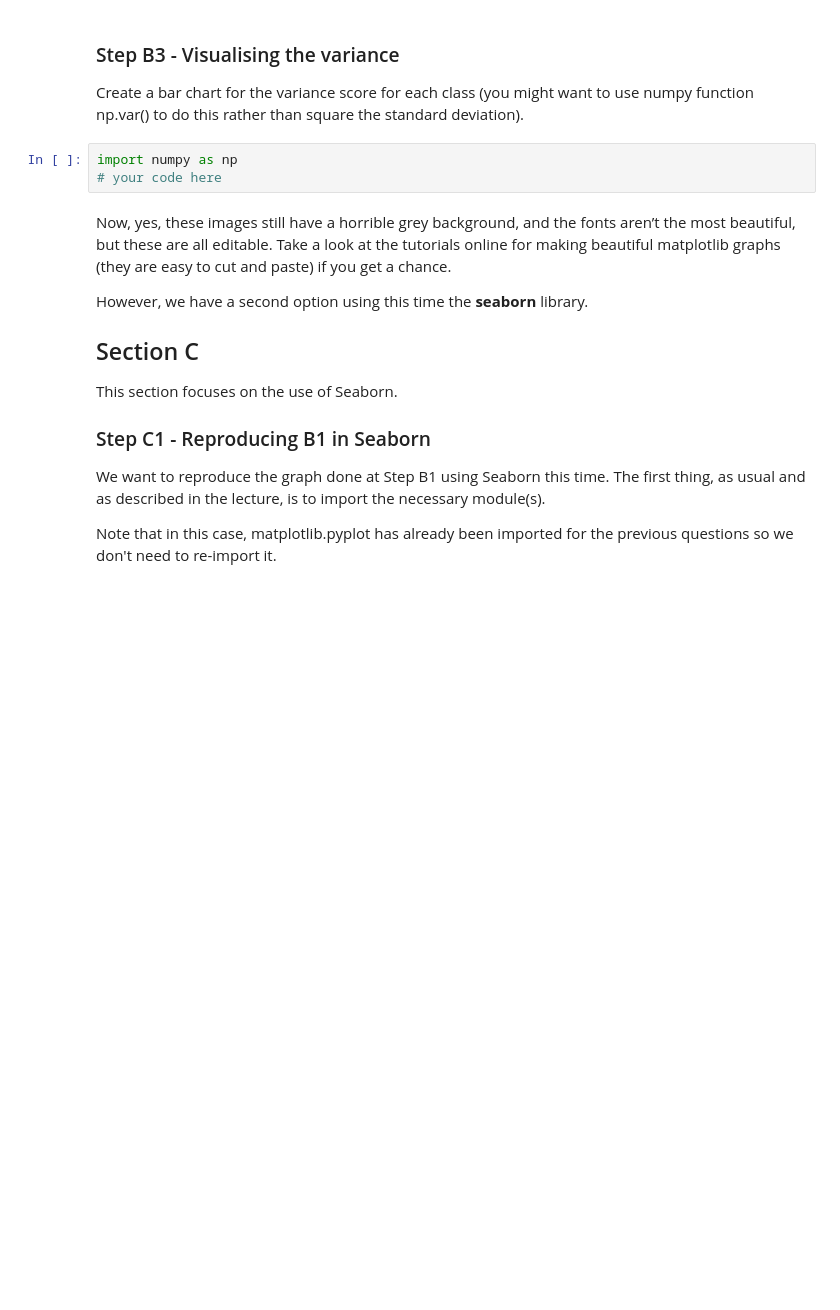
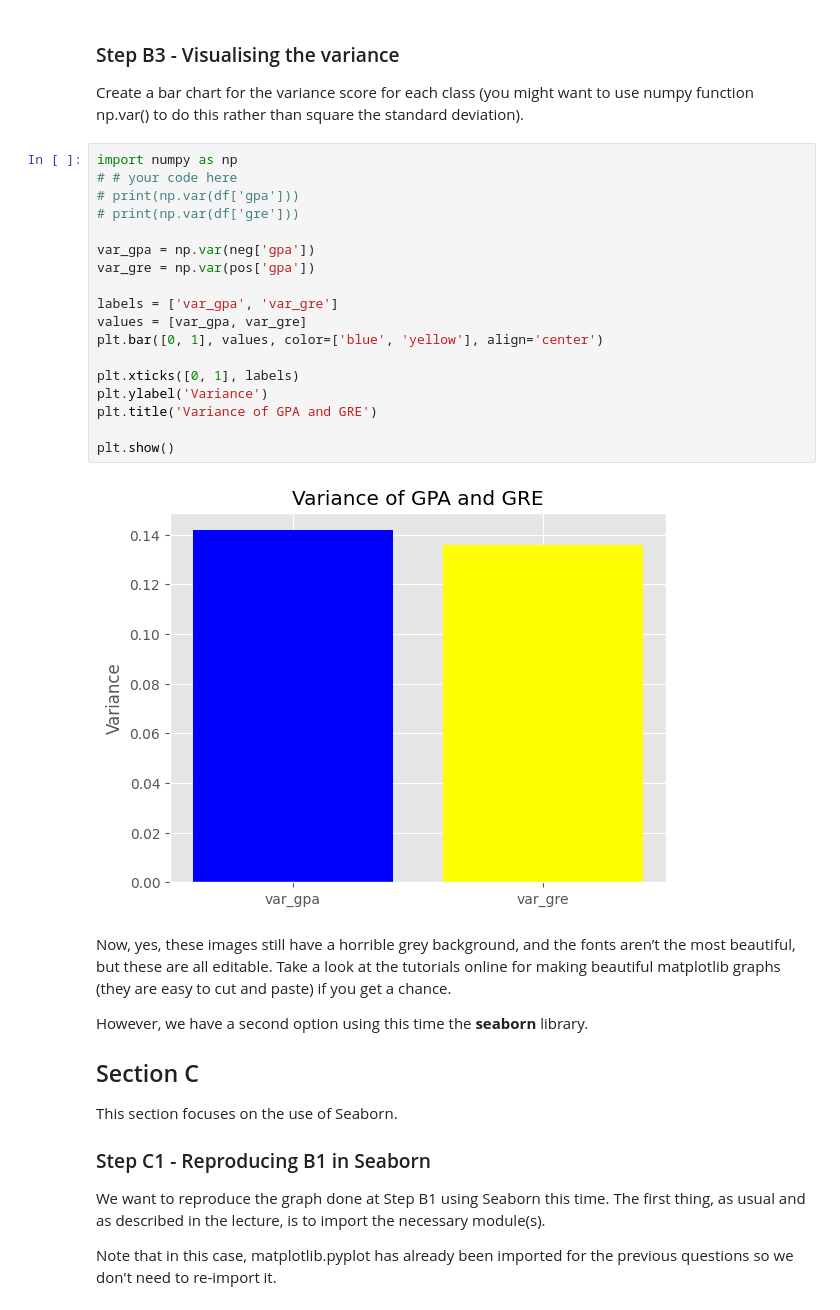
Before and after one commit to shreyuu/UoN-Business-Analytics, a Jupyter notebook: FBA/FBA_Week_09_Python_Practice.ipynb, the cells around one changed output. Drawn from its saved outputs; the diff is of its cells as text; blank space fills up the shorter version.

```diff
--- a/FBA/FBA_Week_09_Python_Practice.ipynb
+++ b/FBA/FBA_Week_09_Python_Practice.ipynb
@@ -440,9 +568,26 @@ You can compute the mean using either a Pandas method or a Numpy function.
 ### Step B3 - Visualising the variance
 
 Create a bar chart for the variance score for each class (you might want to use numpy function np.var() to do this rather than square the standard deviation).
-# %%
-import numpy as np
-# your code here
+# %%
+import numpy as np
+# # your code here
+# print(np.var(df['gpa']))
+# print(np.var(df['gre']))
+
+var_gpa = np.var(neg['gpa'])
+var_gre = np.var(pos['gpa'])
+
+labels = ['var_gpa', 'var_gre']
+values = [var_gpa, var_gre]
+plt.bar([0, 1], values, color=['blue', 'yellow'], align='center')
+
+plt.xticks([0, 1], labels)
+plt.ylabel('Variance')
+plt.title('Variance of GPA and GRE')
+
+plt.show()
+# %% [output]
+[figure, added]
 # %% [markdown]
 Now, yes, these images still have a horrible grey background, and the fonts aren’t the most beautiful, but these are all editable. Take a look at the tutorials online for making beautiful matplotlib graphs (they are easy to cut and paste) if you get a chance.
 
```
Also changed, not shown: parts of 9 cells of this notebook.
